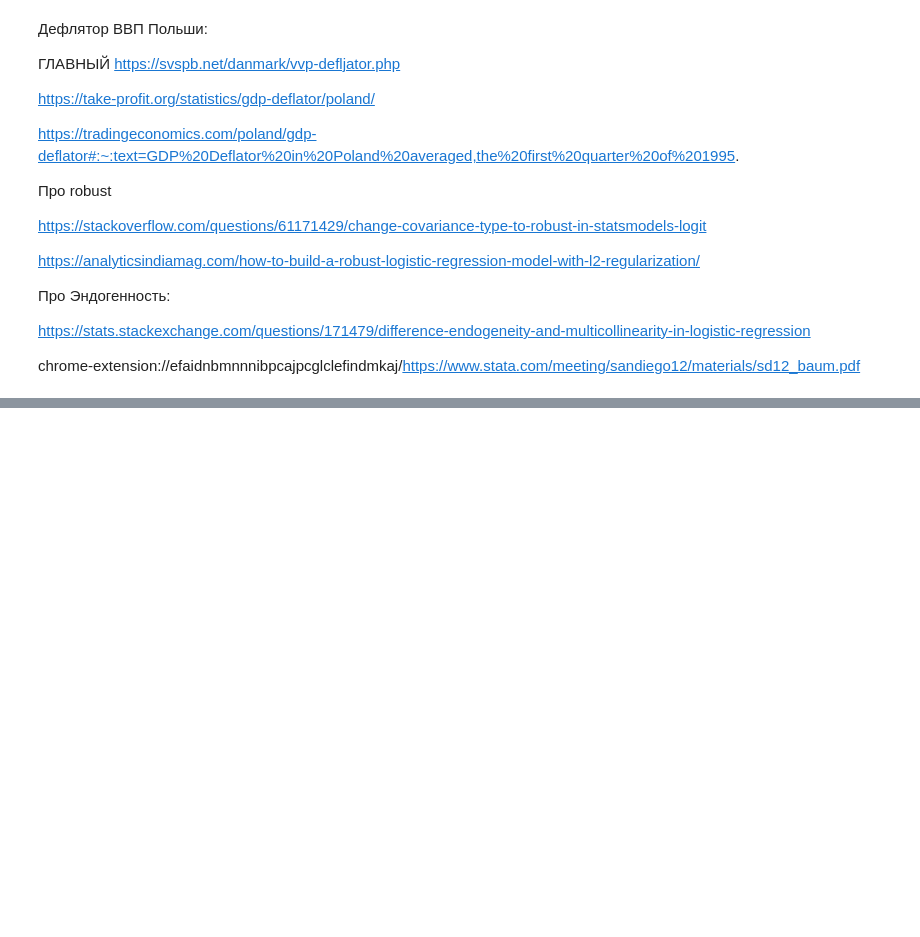
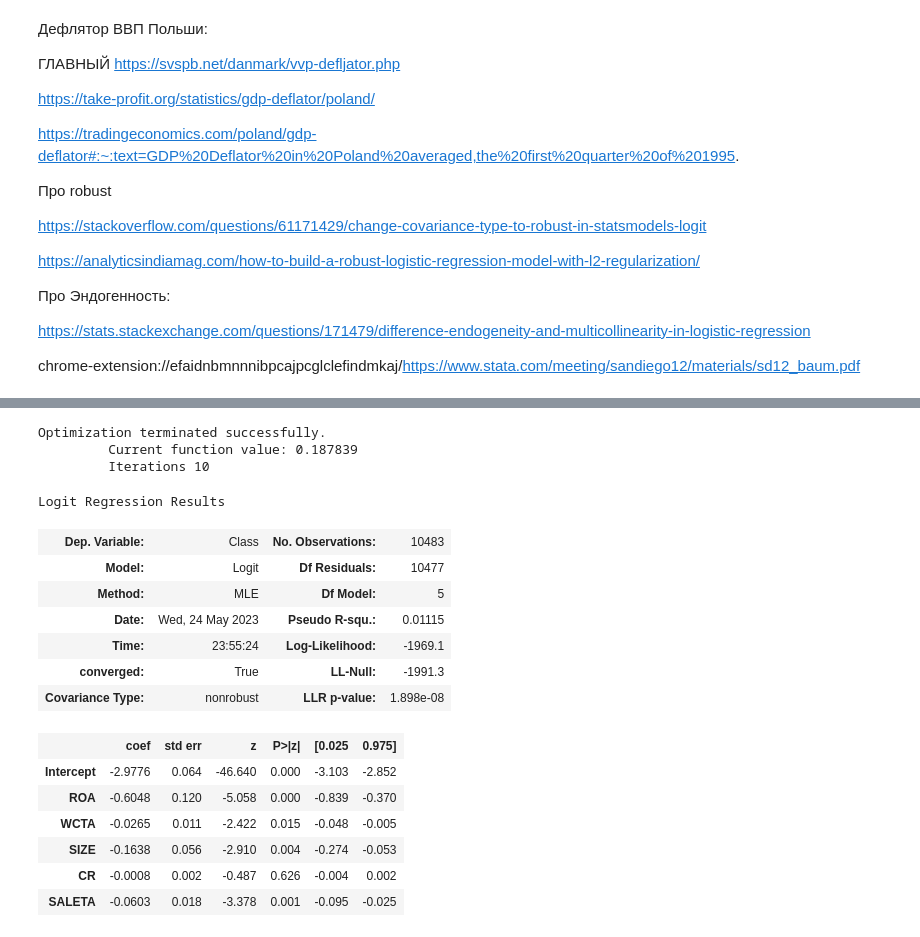
Before and after one commit to Blausher/metrica2023, a Jupyter notebook: metrica2023.ipynb, the cells around one changed output, grey strips where cells are left out. Drawn from its saved outputs; the diff is of its cells as text; code cells hidden in the pictures; blank space fills up the shorter version.

```diff
--- a/metrica2023.ipynb
+++ b/metrica2023.ipynb
@@ -236,0 +296,26 @@ df_corr.describe()
+# %%
+df_corr['Class'] = df_corr['Class'].astype('int64')
+# %%
+log_reg_1 = smf.logit('Class ~ ROA + WCTA + SIZE + CR + SALETA', data=df_corr).fit()
+# %% [output]
+Optimization terminated successfully.
+         Current function value: 0.187839
+         Iterations 10
+# %%
+log_reg_1.summary()
+# %% [output]
+Logit Regression Results
+| Dep. Variable: | Class | No. Observations: | 10483 |
+| Model: | Logit | Df Residuals: | 10477 |
+| Method: | MLE | Df Model: | 5 |
+| Date: | Wed, 24 May 2023 | Pseudo R-squ.: | 0.01115 |
+| Time: | 23:55:24 | Log-Likelihood: | -1969.1 |
+| converged: | True | LL-Null: | -1991.3 |
+| Covariance Type: | nonrobust | LLR p-value: | 1.898e-08 |
+|  | coef | std err | z | P>|z| | [0.025 | 0.975] |
+| Intercept | -2.9776 | 0.064 | -46.640 | 0.000 | -3.103 | -2.852 |
+| ROA | -0.6048 | 0.120 | -5.058 | 0.000 | -0.839 | -0.370 |
+| WCTA | -0.0265 | 0.011 | -2.422 | 0.015 | -0.048 | -0.005 |
+| SIZE | -0.1638 | 0.056 | -2.910 | 0.004 | -0.274 | -0.053 |
+| CR | -0.0008 | 0.002 | -0.487 | 0.626 | -0.004 | 0.002 |
+| SALETA | -0.0603 | 0.018 | -3.378 | 0.001 | -0.095 | -0.025 |
```
Also changed, not shown: parts of 14 cells of this notebook.
